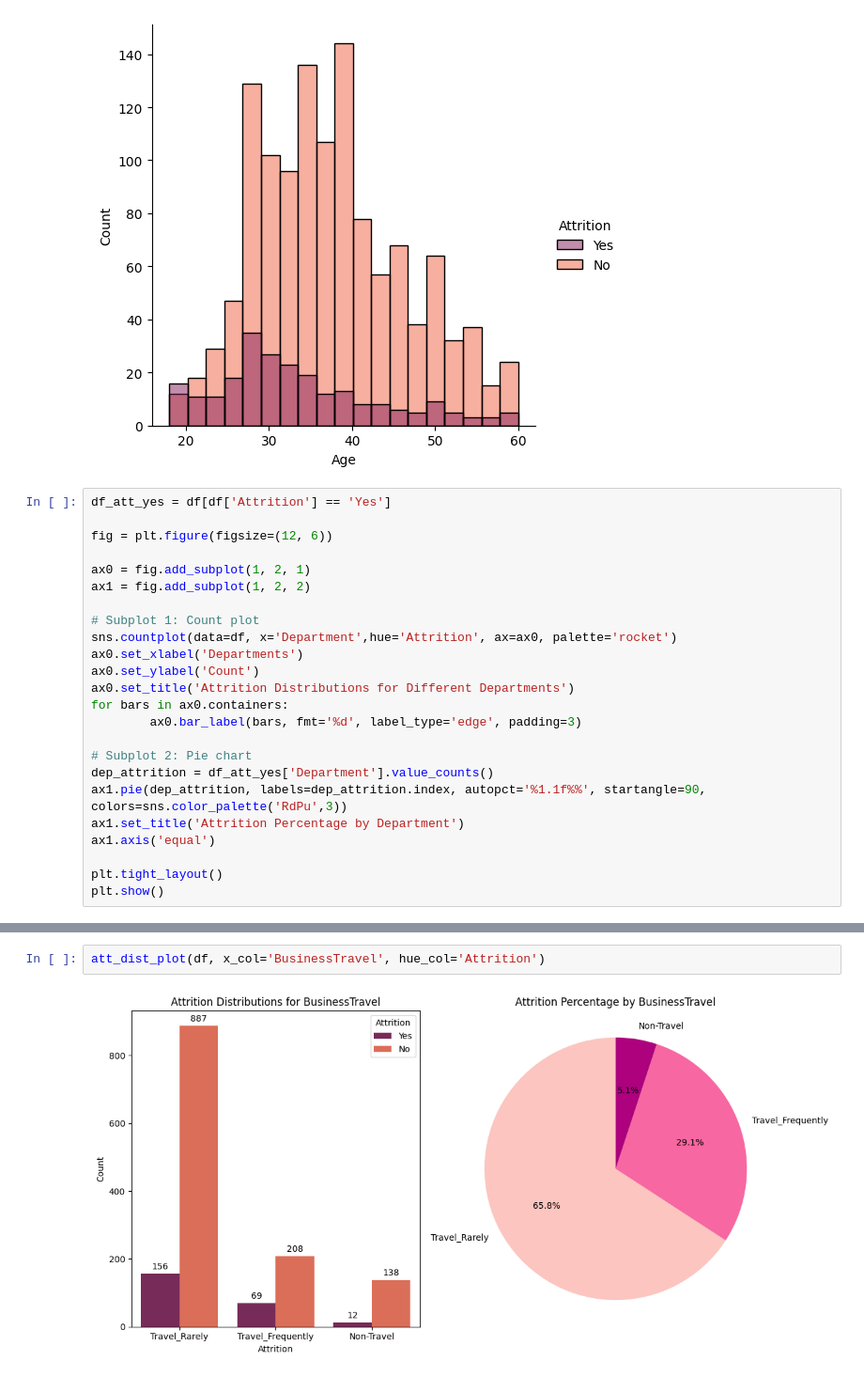
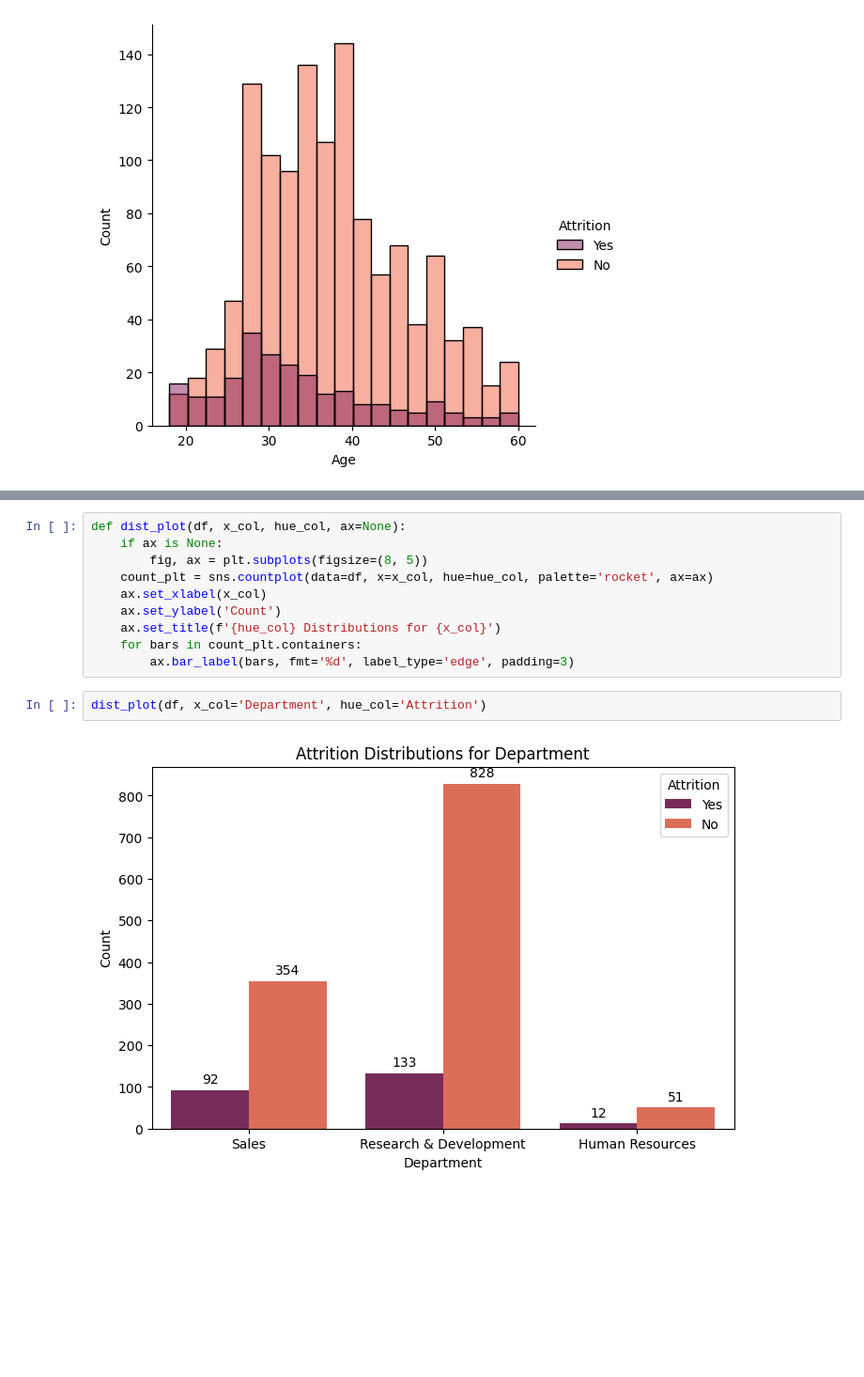
Before and after one commit to selvet-elo/IBM-Employee-Attrition-Dataset, a Jupyter notebook: IBM_HR_data_visualization.ipynb, the cells around one changed output, grey strips where cells are left out. Shown at 94% size. Saved outputs shown, nothing was run; the diff lists cells and outputs as text; blank space fills up the shorter version.

Commit message:
Data Visualization-Update

```diff
--- a/IBM_HR_data_visualization.ipynb
+++ b/IBM_HR_data_visualization.ipynb
@@ -38,27 +49,3 @@ sns.displot(x='Age', hue='Attrition', data=df, palette='rocket')
 # %% [output]
 <seaborn.axisgrid.FacetGrid at 0x...>
 [figure]
-# %%
-df_att_yes = df[df['Attrition'] == 'Yes']
-
-fig = plt.figure(figsize=(12, 6))
-
-ax0 = fig.add_subplot(1, 2, 1)
-ax1 = fig.add_subplot(1, 2, 2)
-
-# Subplot 1: Count plot
-sns.countplot(data=df, x='Department',hue='Attrition', ax=ax0, palette='rocket')
-ax0.set_xlabel('Departments')
-ax0.set_ylabel('Count')
-ax0.set_title('Attrition Distributions for Different Departments')
-for bars in ax0.containers:
-        ax0.bar_label(bars, fmt='%d', label_type='edge', padding=3)
-
-# Subplot 2: Pie chart
-dep_attrition = df_att_yes['Department'].value_counts()
-ax1.pie(dep_attrition, labels=dep_attrition.index, autopct='%1.1f%%', startangle=90, colors=sns.color_palette('RdPu',3))
-ax1.set_title('Attrition Percentage by Department')
-ax1.axis('equal')
-
-plt.tight_layout()
-plt.show()
@@ -95,4 +52,14 @@ def att_dist_plot(df, x_col, hue_col):
+# %%
+def dist_plot(df, x_col, hue_col, ax=None):
+    if ax is None:
+        fig, ax = plt.subplots(figsize=(8, 5))
+    count_plt = sns.countplot(data=df, x=x_col, hue=hue_col, palette='rocket', ax=ax)
+    ax.set_xlabel(x_col)
+    ax.set_ylabel('Count')
+    ax.set_title(f'{hue_col} Distributions for {x_col}')
+    for bars in count_plt.containers:
+        ax.bar_label(bars, fmt='%d', label_type='edge', padding=3)
 # %%
-att_dist_plot(df, x_col='BusinessTravel', hue_col='Attrition')
+dist_plot(df, x_col='Department', hue_col='Attrition')
 # %% [output]
-[figure, old version]
+[figure, new version]
```
Also changed, not shown: parts of 6 cells of this notebook.
